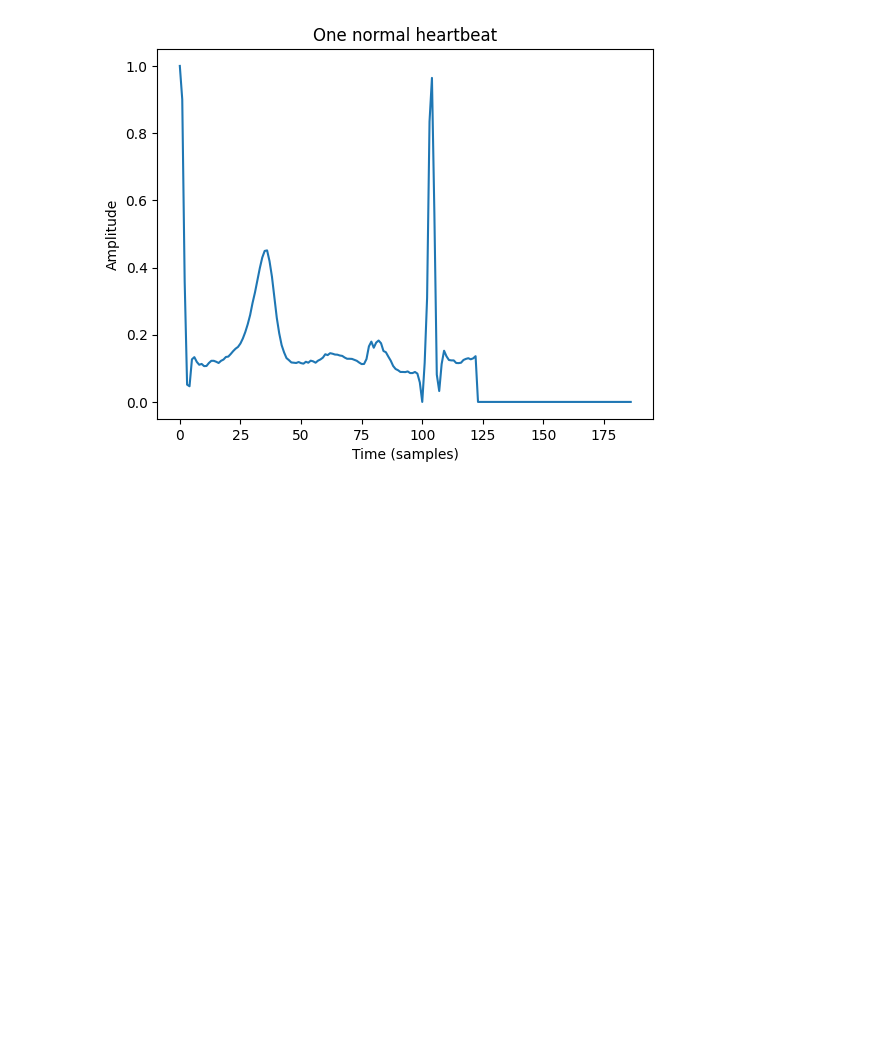
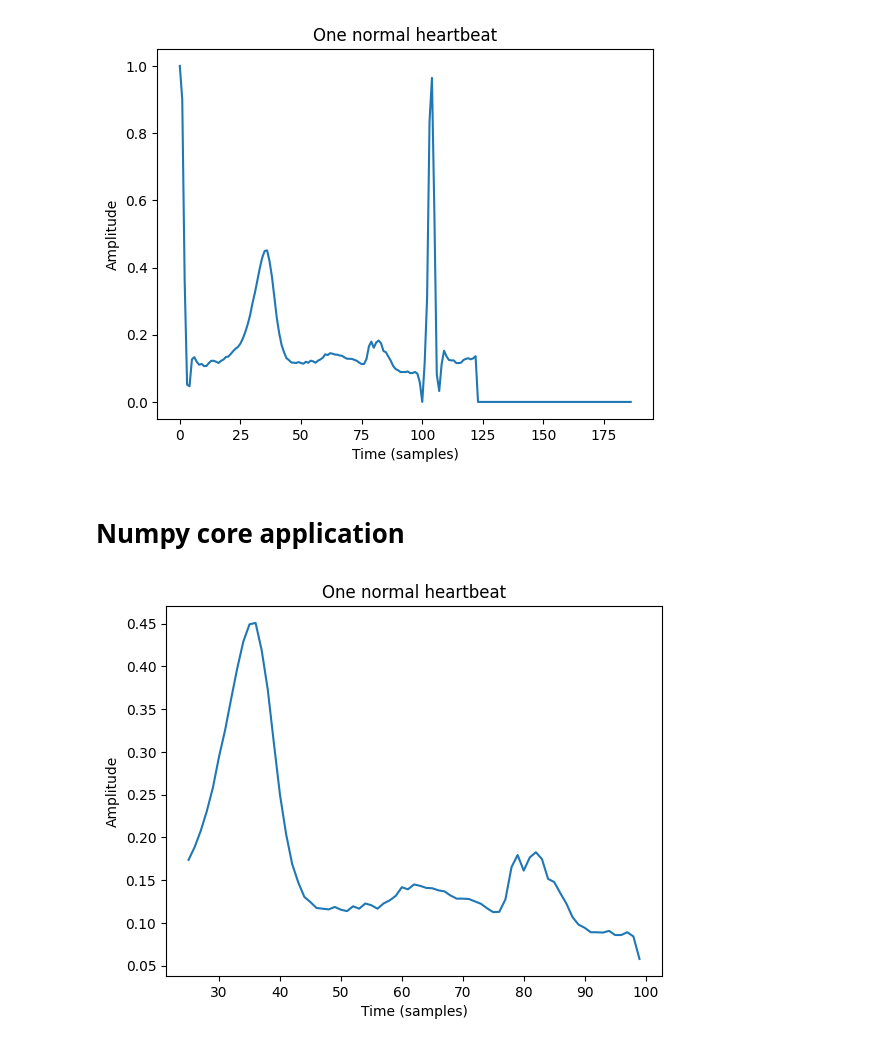
Before and after one commit to kavya-777/Programming_Journey, a Jupyter notebook: phase1/week1/heartbeatDataset_files/heartbeat-dataset-code.ipynb, the cells around one changed output. Cells and saved outputs as stored; diff of their text form; code cells hidden in the pictures; blank space fills up the shorter version.

```diff
--- a/phase1/week1/heartbeatDataset_files/heartbeat-dataset-code.ipynb
+++ b/phase1/week1/heartbeatDataset_files/heartbeat-dataset-code.ipynb
@@ -76,3 +76,13 @@ plt.ylabel('Amplitude')
 plt.show()
 # %% [output]
 [figure]
+# %% [markdown]
+# Numpy core application
+# %%
+plt.plot(df.iloc[0,25:100])#slicing is donr here
+plt.title('One normal heartbeat')
+plt.xlabel('Time (samples)')
+plt.ylabel('Amplitude')
+plt.show()
+# %% [output]
+[figure, added]
```
Also changed, not shown: parts of 1 cell of this notebook.
